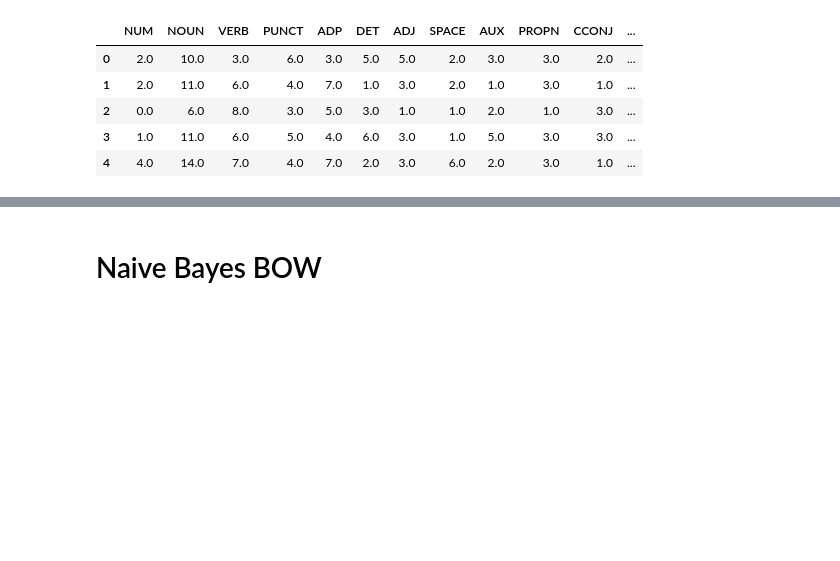
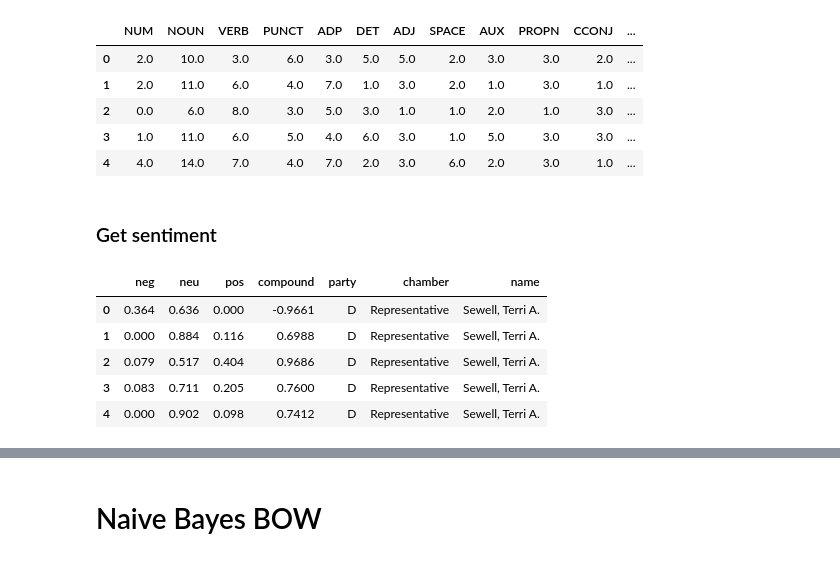
Before and after one commit to ajw2329/congress_twitter, a Jupyter notebook: notebooks/model_experiments.ipynb, the cells around one changed output, grey strips where cells are left out. Cells and saved outputs as stored; diff of their text form; code cells hidden in the pictures; blank space fills up the shorter version.

```diff
--- a/notebooks/model_experiments.ipynb
+++ b/notebooks/model_experiments.ipynb
@@ -222,3 +226,5 @@ pos_df.head()
 | 2 | 0.0 | 6.0 | 8.0 | 3.0 | 5.0 | 3.0 | 1.0 | 1.0 | 2.0 | 1.0 | 3.0 | ... |
 | 3 | 1.0 | 11.0 | 6.0 | 5.0 | 4.0 | 6.0 | 3.0 | 1.0 | 5.0 | 3.0 | 3.0 | ... |
 | 4 | 4.0 | 14.0 | 7.0 | 4.0 | 7.0 | 2.0 | 3.0 | 6.0 | 2.0 | 3.0 | 1.0 | ... |
+# %% [markdown]
+### Get sentiment
@@ -224,0 +234,13 @@ pos_df.head()
+# %%
+sentiment_df = sendiment_df
+sendiment_df["party"] = all_tweets["party"]
+sentiment_df["chamber"] = all_tweets["chamber"]
+sentiment_df["name"] = all_tweets["name"]
+sentiment_df.head()
+# %% [output]
+|  | neg | neu | pos | compound | party | chamber | name |
+| 0 | 0.364 | 0.636 | 0.000 | -0.9661 | D | Representative | Sewell, Terri A. |
+| 1 | 0.000 | 0.884 | 0.116 | 0.6988 | D | Representative | Sewell, Terri A. |
+| 2 | 0.079 | 0.517 | 0.404 | 0.9686 | D | Representative | Sewell, Terri A. |
+| 3 | 0.083 | 0.711 | 0.205 | 0.7600 | D | Representative | Sewell, Terri A. |
+| 4 | 0.000 | 0.902 | 0.098 | 0.7412 | D | Representative | Sewell, Terri A. |
```
Also changed, not shown: parts of 13 cells of this notebook, 1 other file.
